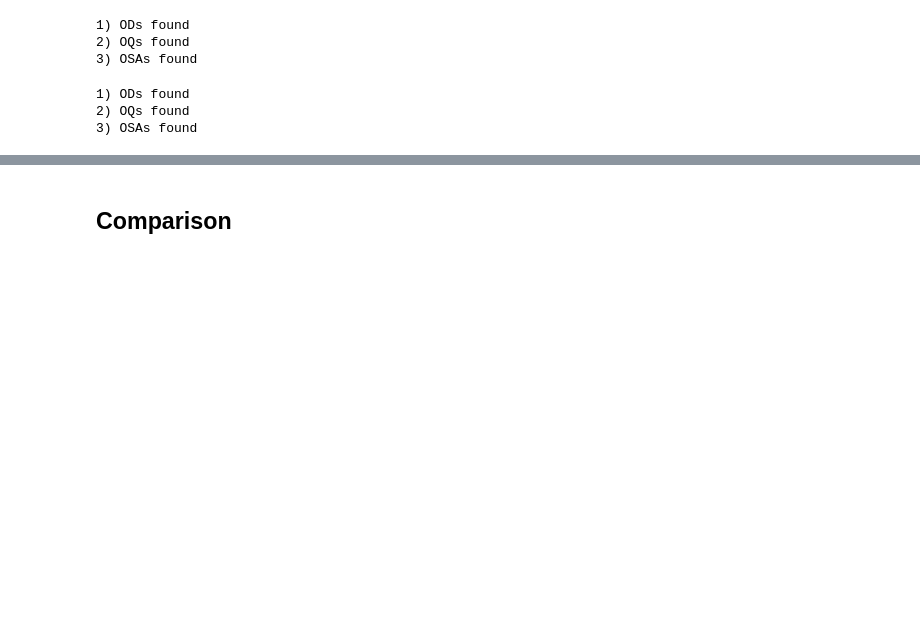
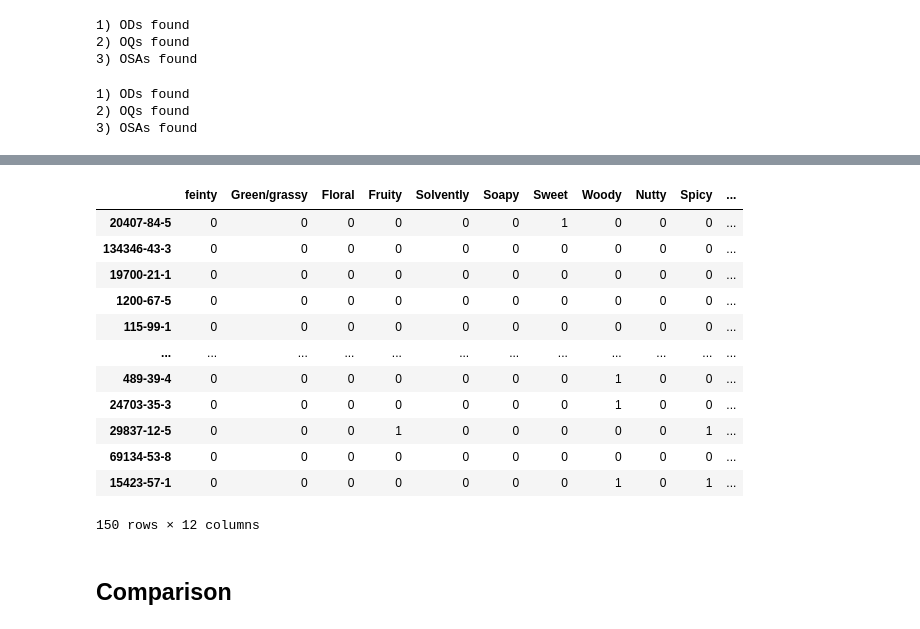
Before and after one commit to rengesf/flavorpred, a Jupyter notebook: workflow.ipynb, the cells around one changed output, grey strips where cells are left out. Drawn from its saved outputs; the diff is of its cells as text; code cells hidden in the pictures; blank space fills up the shorter version.

```diff
--- a/workflow.ipynb
+++ b/workflow.ipynb
@@ -276,3 +377,19 @@ OSA_sample_000373, intensities_000373, OSA_plotting_000373 = main("000373",150)
+# %%
+OSA_sample_000373
+# %% [output]
+|  | feinty | Green/grassy | Floral | Fruity | Solvently | Soapy | Sweet | Woody | Nutty | Spicy | ... |
+| 20407-84-5 | 0 | 0 | 0 | 0 | 0 | 0 | 1 | 0 | 0 | 0 | ... |
+| 134346-43-3 | 0 | 0 | 0 | 0 | 0 | 0 | 0 | 0 | 0 | 0 | ... |
+| 19700-21-1 | 0 | 0 | 0 | 0 | 0 | 0 | 0 | 0 | 0 | 0 | ... |
+| 1200-67-5 | 0 | 0 | 0 | 0 | 0 | 0 | 0 | 0 | 0 | 0 | ... |
+| 115-99-1 | 0 | 0 | 0 | 0 | 0 | 0 | 0 | 0 | 0 | 0 | ... |
+| ... | ... | ... | ... | ... | ... | ... | ... | ... | ... | ... | ... |
+| 489-39-4 | 0 | 0 | 0 | 0 | 0 | 0 | 0 | 1 | 0 | 0 | ... |
+| 24703-35-3 | 0 | 0 | 0 | 0 | 0 | 0 | 0 | 1 | 0 | 0 | ... |
+| 29837-12-5 | 0 | 0 | 0 | 1 | 0 | 0 | 0 | 0 | 0 | 1 | ... |
+| 69134-53-8 | 0 | 0 | 0 | 0 | 0 | 0 | 0 | 0 | 0 | 0 | ... |
+| 15423-57-1 | 0 | 0 | 0 | 0 | 0 | 0 | 0 | 1 | 0 | 1 | ... |
+150 rows × 12 columns
 # %% [markdown]
 ## Comparison
 # %% [markdown]
```
Also changed, not shown: parts of 17 cells of this notebook, 2 other files.
